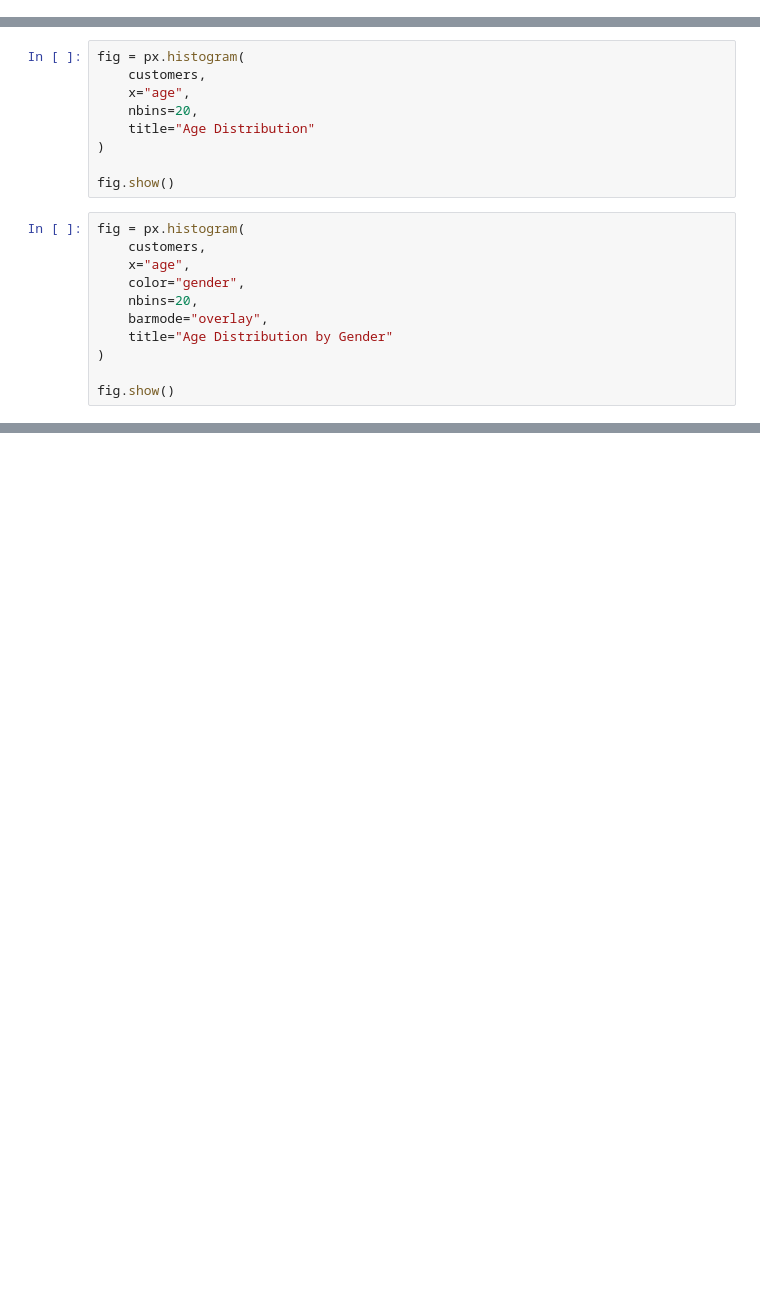
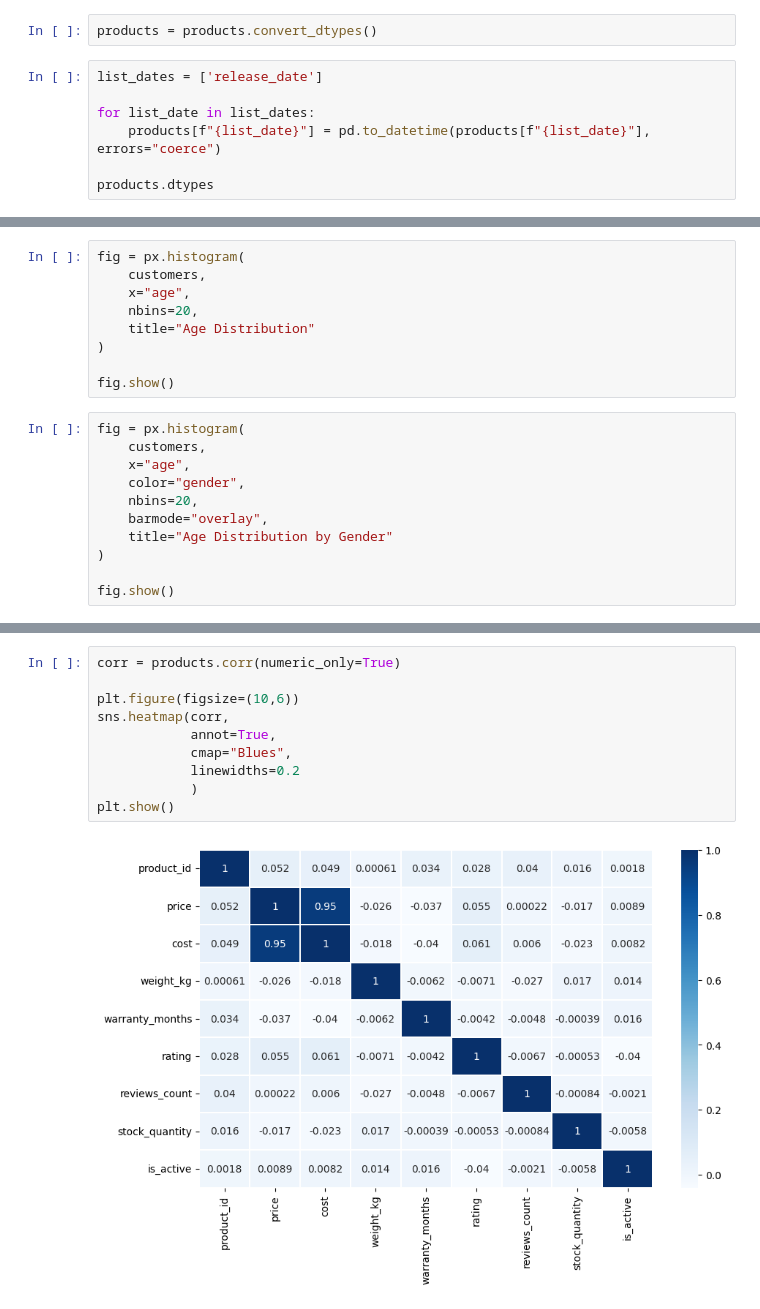
Before and after one commit to andvsilva/buildingAgents-studies, a Jupyter notebook: sql/dashboard/eda.ipynb, the cells around one changed output, grey strips where cells are left out. Cells and saved outputs as stored; diff of their text form; blank space fills up the shorter version.

```diff
--- a/sql/dashboard/eda.ipynb
+++ b/sql/dashboard/eda.ipynb
@@ -74,0 +59,9 @@ dtype: object
+# %%
+products = products.convert_dtypes()
+# %%
+list_dates = ['release_date']
+
+for list_date in list_dates:
+    products[f"{list_date}"] = pd.to_datetime(products[f"{list_date}"], errors="coerce")
+
+products.dtypes
@@ -149,0 +165,12 @@ orders.head()
+# %%
+corr = products.corr(numeric_only=True)
+
+plt.figure(figsize=(10,6))
+sns.heatmap(corr,
+            annot=True,
+            cmap="Blues",
+            linewidths=0.2
+            )
+plt.show()
+# %% [output]
+[figure, added]
```
Also changed, not shown: parts of 21 cells of this notebook, 14 other files.
